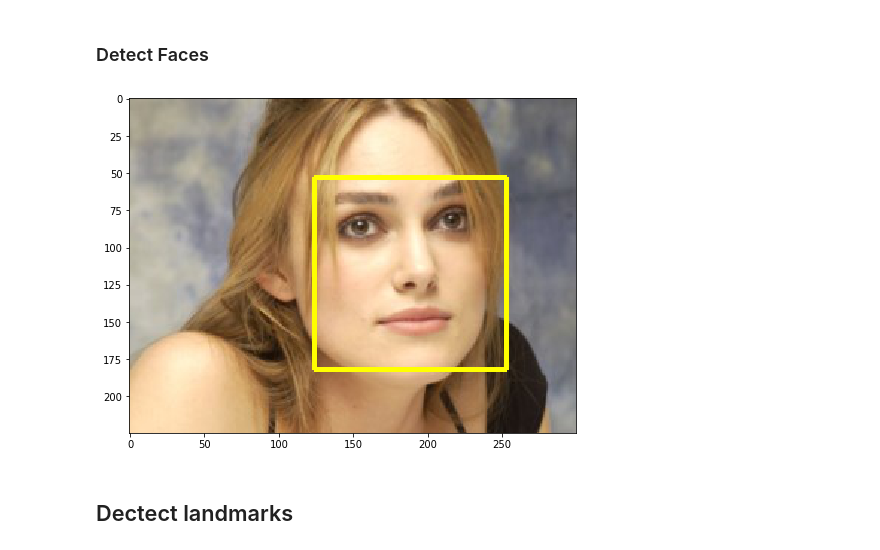
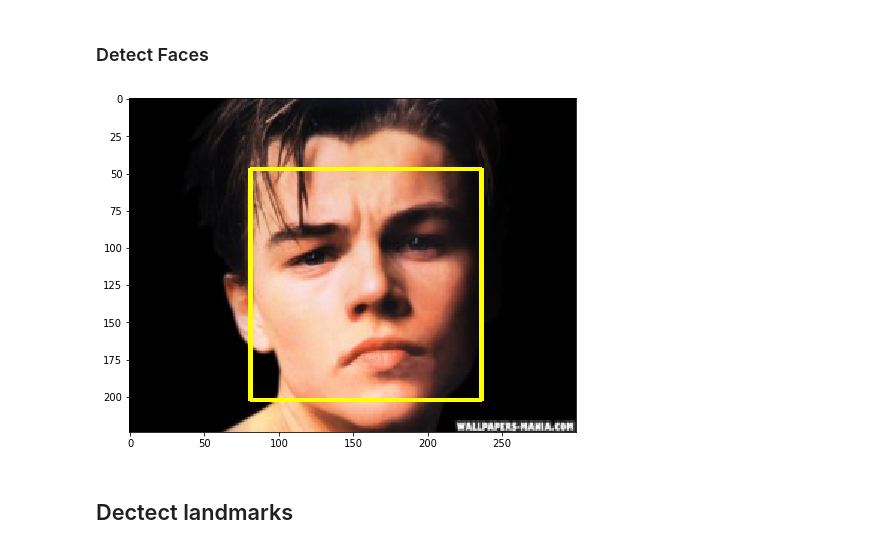
Before and after one commit to NihPat95/Face-Recognition, a Jupyter notebook: FaceRecognition.ipynb, the cells around one changed output. Cells and saved outputs as stored; diff of their text form; code cells hidden in the pictures.

```diff
--- a/FaceRecognition.ipynb
+++ b/FaceRecognition.ipynb
@@ -23,7 +23,7 @@ Pixiedust database opened successfully
 # %% [markdown]
 ### Load celebrity name data
 # %%
-celebName = pd.read_csv('Top1M_MidList.Name.tsv', delimiter='\t', error_bad_lines=False)
+celebName = pd.read_csv('Top1M_MidList.Name.tsv',names=['Id','Name'], delimiter='\t', error_bad_lines=False)
 language = celebName['Name'].str.split("@", n=1, expand=True)
 celebName['Name'] = language[0]
 celebName['Language'] = language[1]
@@ -138,11 +150,11 @@ def get_scaled(base64image):
 ### Detect Faces
 # %%
 i = rand.randrange(0,len(clebs))
-base64image = clebs.iloc[365]['Image']
+base64image = clebs.iloc[i]['Image']
 img_raw = get_opencv2_image(base64image)
 faces = detect_faces(img_raw)
 # %% [output]
-[figure, old version]
+[figure, new version]
 # %% [markdown]
 ## Dectect landmarks
 # %%
```
Also changed, not shown: parts of 11 cells of this notebook.
